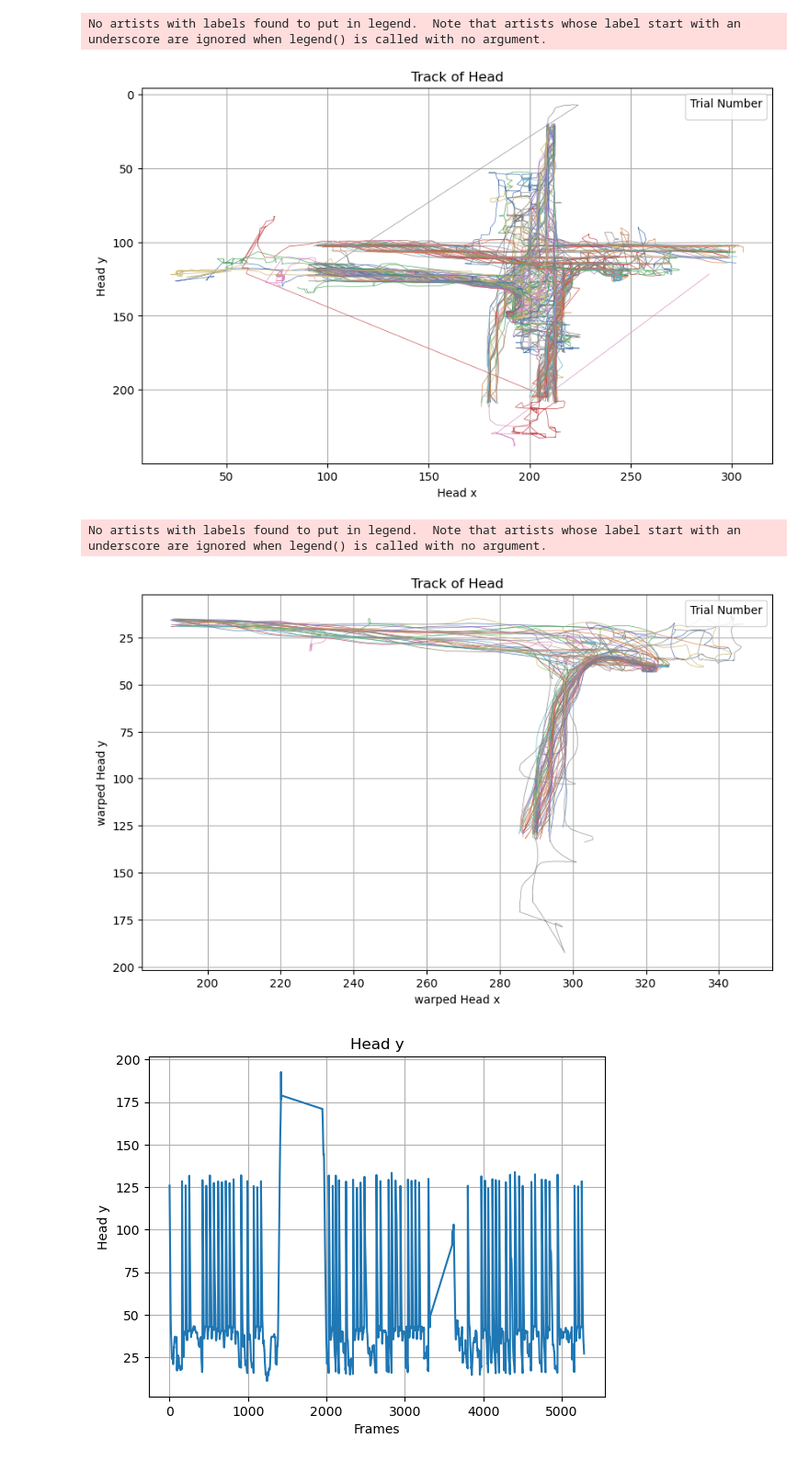
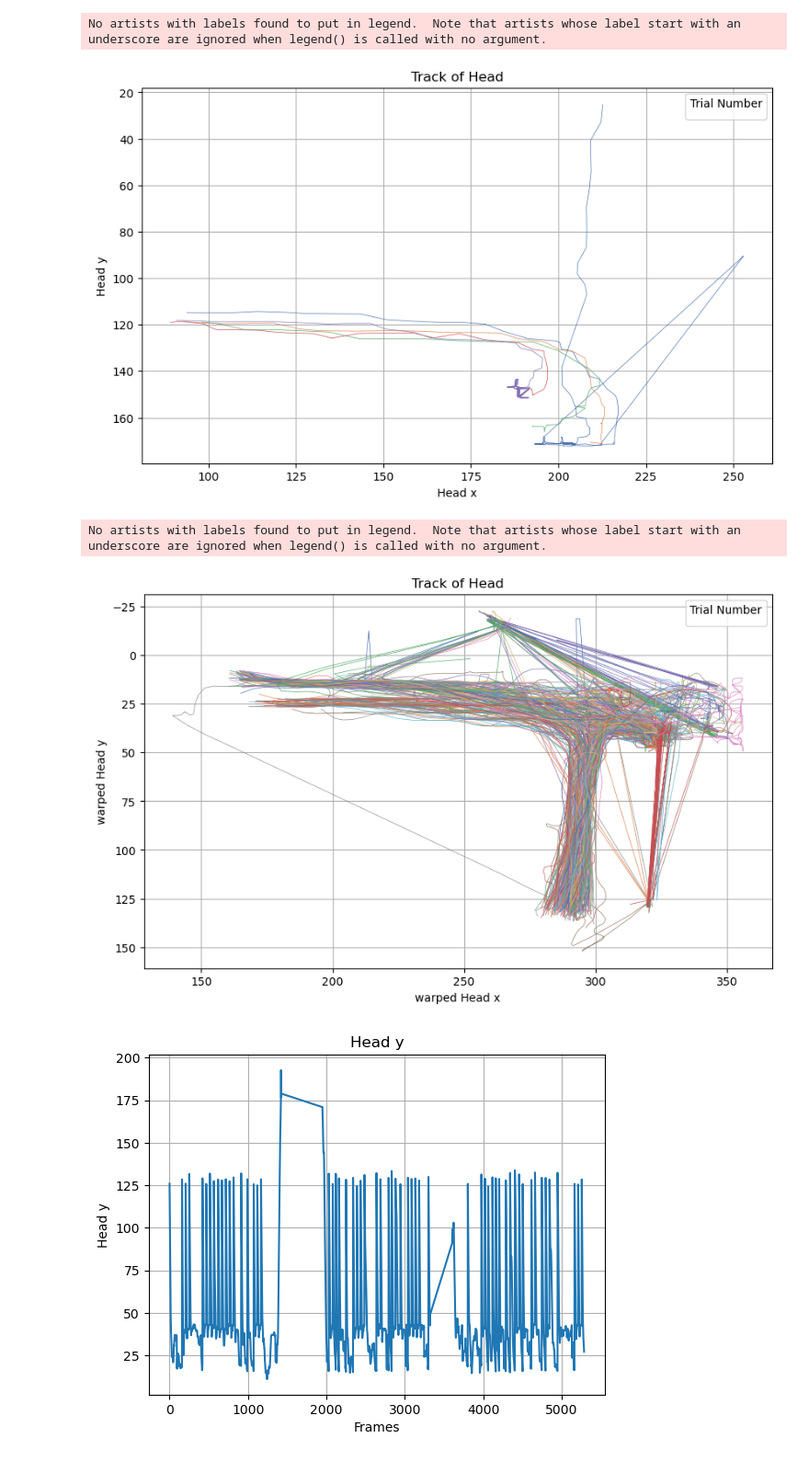
Before and after one commit to Yang2hang/RR_Pose_analysis, a Jupyter notebook: data_analysis/main.ipynb, the cells around one changed output. Shown at 92% size. Saved outputs shown, nothing was run; the diff lists cells and outputs as text; code cells hidden in the pictures.

```diff
--- a/data_analysis/main.ipynb
+++ b/data_analysis/main.ipynb
@@ -17,11 +17,11 @@ from os.path import join as oj
 from get_trial_profile import get_trial_profile
 from plot_decision_composition import plot_decision_composition
 # %%
-animal = 'RRM026'
-session = 'Day176'
-root_folder = '/Users/yang/Documents/Wilbrecht_Lab/data4analysis/cleaned_preprocessed_data'
+animal = 'RRM028'
+session = 'Day123'
+root_folder = '/Users/yang/Documents/Wilbrecht_Lab/data4analysis/preprocessed_data'
 
-'''
+
 # following code block is used to extract assigned animal and session
 animal_folder = oj(root_folder, animal)
 
@@ -45,4 +45,6 @@ if dataframes:
     combined_df = pd.concat(dataframes, ignore_index=True)
 else:
     print("No matching files found.")
-    '''
+
+# following code is used to read the existing super_df
+#combined_df = pd.read_csv(oj(root_folder, 'combined_df.csv'), index_col=0)
@@ -51,5 +51,3 @@ else:
-# %%
-combined_df = pd.read_csv(oj(root_folder, 'combined_df.csv'), index_col=0)
 # %%
 print(combined_df.shape)
 combined_df.head()
@@ -65,6 +63,6 @@ combined_df.head()
 # %%
 # Define the start and stop frames
-start_frame, stop_frame = 0, 19000
+start_frame, stop_frame = 0, 1000
 
 # Filter the dataframe for the specified frame range
 filtered_df = combined_df.iloc[start_frame:stop_frame]
@@ -96,42 +94,42 @@ plt.gca().invert_yaxis()
 plt.show()
 # %% [output]
 No artists with labels found to put in legend.  Note that artists whose label start with an underscore are ignored when legend() is called with no argument.
-[figure, old version]
+[figure, new version]
 # %%
 # Define the start and stop frames
-start_frame, stop_frame = 0, 5000
+start_frame, stop_frame = 0, 40000
 
 # Filter the dataframe for the specified frame range
 filtered_df = combined_df.iloc[start_frame:stop_frame]
 
 plt.figure(figsize=(10, 6))
 
 palette = sns.color_palette('deep', n_colors=len(filtered_df['trial'].unique()))
 
 for color, (trial_num, group) in zip(palette, filtered_df.groupby('trial')):
     sns.lineplot(
         data=group,
         x='warped Head x',
         y='warped Head y',
         color=color,
         linewidth=0.5,
         legend=False,
         sort=False
     )
 
 plt.xlabel('warped Head x')
 plt.ylabel('warped Head y')
 plt.title('Track of Head')
 plt.legend(title='Trial Number', loc='upper right')
 plt.grid(True)
 
 # Invert y-axis to match the video coordinate system
 plt.gca().invert_yaxis()
 
 plt.show()
 # %% [output]
 No artists with labels found to put in legend.  Note that artists whose label start with an underscore are ignored when legend() is called with no argument.
-[figure, old version]
+[figure, new version]
 # %%
 plot_df = combined_df[0:5000]
 sns.lineplot(data=plot_df, x=plot_df.index, y='warped Head y')
```
Also changed, not shown: parts of 2 cells of this notebook, 5 other files.
